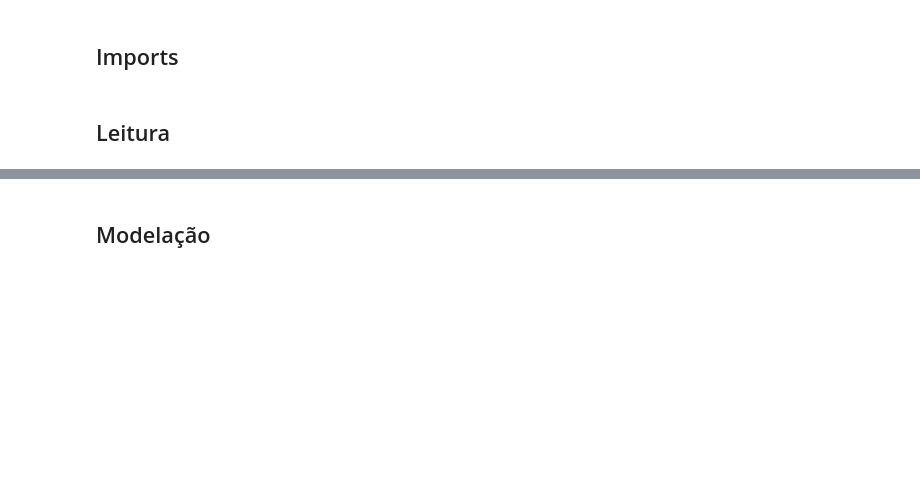
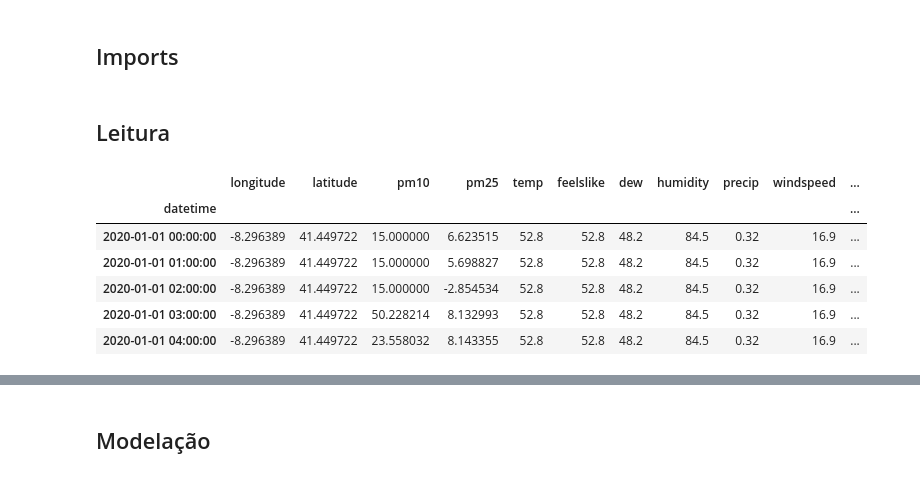
Before and after one commit to Noodle129/MD_TP, a Jupyter notebook: Fase_III/model/lstm_model.ipynb, the cells around one changed output, grey strips where cells are left out. Saved outputs shown, nothing was run; the diff lists cells and outputs as text; code cells hidden in the pictures; blank space fills up the shorter version.

```diff
--- a/Fase_III/model/lstm_model.ipynb
+++ b/Fase_III/model/lstm_model.ipynb
@@ -33,0 +17,12 @@ braga_time_series.head()
+# %%
+braga_time_series.drop(['date', 'time', 'no2', 'pm1', 'tempmax', 'tempmin', 'solarradiation', 'solarenergy', 'uvindex', 'severerisk', 'snow'], axis=1, inplace=True)
+
+braga_time_series.head()
+# %% [output]
+|  | longitude | latitude | pm10 | pm25 | temp | feelslike | dew | humidity | precip | windspeed | ... |
+| datetime |  |  |  |  |  |  |  |  |  |  | ... |
+| 2020-01-01 00:00:00 | -8.296389 | 41.449722 | 15.000000 | 6.623515 | 52.8 | 52.8 | 48.2 | 84.5 | 0.32 | 16.9 | ... |
+| 2020-01-01 01:00:00 | -8.296389 | 41.449722 | 15.000000 | 5.698827 | 52.8 | 52.8 | 48.2 | 84.5 | 0.32 | 16.9 | ... |
+| 2020-01-01 02:00:00 | -8.296389 | 41.449722 | 15.000000 | -2.854534 | 52.8 | 52.8 | 48.2 | 84.5 | 0.32 | 16.9 | ... |
+| 2020-01-01 03:00:00 | -8.296389 | 41.449722 | 50.228214 | 8.132993 | 52.8 | 52.8 | 48.2 | 84.5 | 0.32 | 16.9 | ... |
+| 2020-01-01 04:00:00 | -8.296389 | 41.449722 | 23.558032 | 8.143355 | 52.8 | 52.8 | 48.2 | 84.5 | 0.32 | 16.9 | ... |
```
Also changed, not shown: parts of 14 cells of this notebook.
